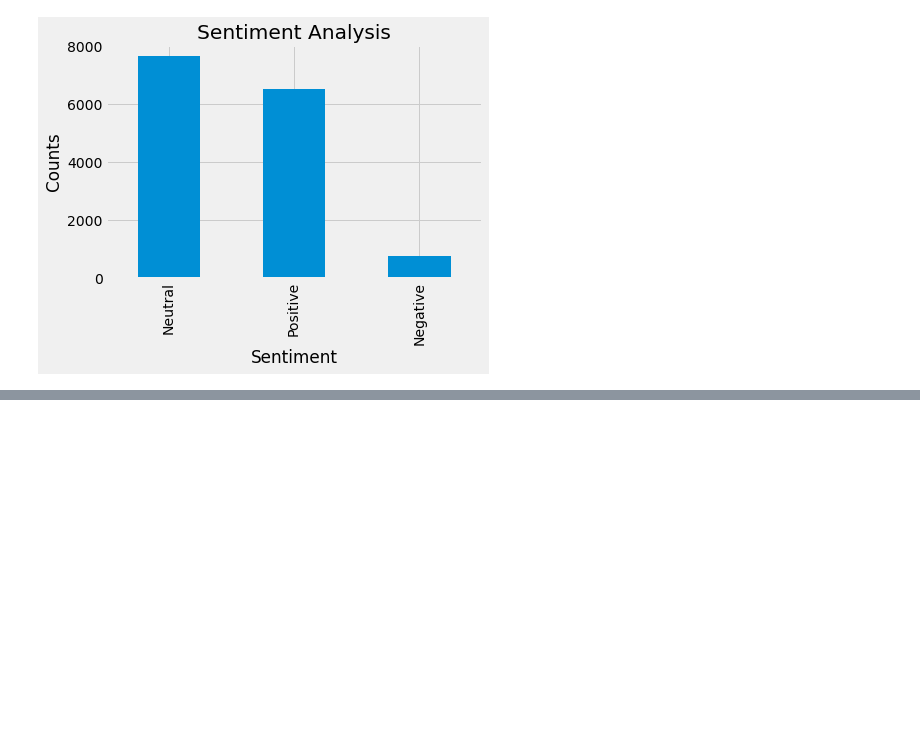
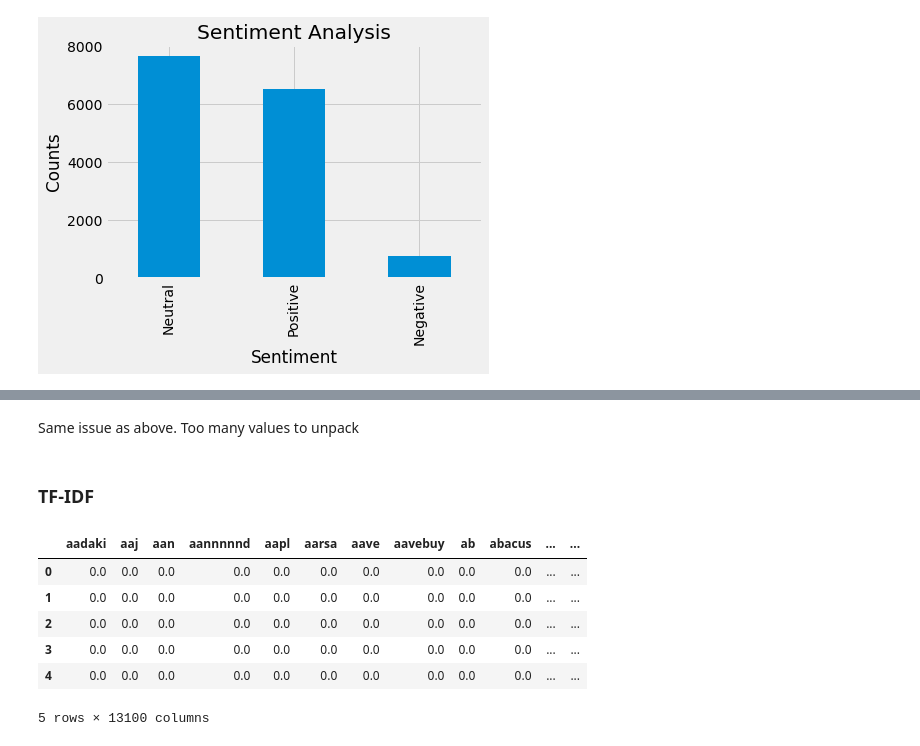
Before and after one commit to ridwan102/BTC_Sentiment, a Jupyter notebook: practice.ipynb, the cells around one changed output, grey strips where cells are left out. Saved outputs shown, nothing was run; the diff lists cells and outputs as text; code cells hidden in the pictures; blank space fills up the shorter version.

```diff
--- a/practice.ipynb
+++ b/practice.ipynb
@@ -427,0 +543,2 @@ plt.show()
+# %% [markdown]
+Same issue as above. Too many values to unpack
@@ -427,0 +560,18 @@ plt.show()
+# %% [markdown]
+### TF-IDF
+# %%
+# Create TF-IDF versions of the Count Vectorizers created earlier in the exercise
+tfidf1 = TfidfVectorizer(stop_words='english')
+X_train_tfidf1 = tfidf1.fit_transform(X_train)
+X_test_tfidf1  = tfidf1.transform(X_test)
+
+pd.DataFrame(X_train_tfidf1.toarray(), columns=tfidf1.get_feature_names()).head()
+#potentially drop values with 0.0 values??
+# %% [output]
+|  | aadaki | aaj | aan | aannnnnd | aapl | aarsa | aave | aavebuy | ab | abacus | ... | ... |
+| 0 | 0.0 | 0.0 | 0.0 | 0.0 | 0.0 | 0.0 | 0.0 | 0.0 | 0.0 | 0.0 | ... | ... |
+| 1 | 0.0 | 0.0 | 0.0 | 0.0 | 0.0 | 0.0 | 0.0 | 0.0 | 0.0 | 0.0 | ... | ... |
+| 2 | 0.0 | 0.0 | 0.0 | 0.0 | 0.0 | 0.0 | 0.0 | 0.0 | 0.0 | 0.0 | ... | ... |
+| 3 | 0.0 | 0.0 | 0.0 | 0.0 | 0.0 | 0.0 | 0.0 | 0.0 | 0.0 | 0.0 | ... | ... |
+| 4 | 0.0 | 0.0 | 0.0 | 0.0 | 0.0 | 0.0 | 0.0 | 0.0 | 0.0 | 0.0 | ... | ... |
+5 rows × 13100 columns
```
Also changed, not shown: parts of 62 cells of this notebook, 1 other file.
